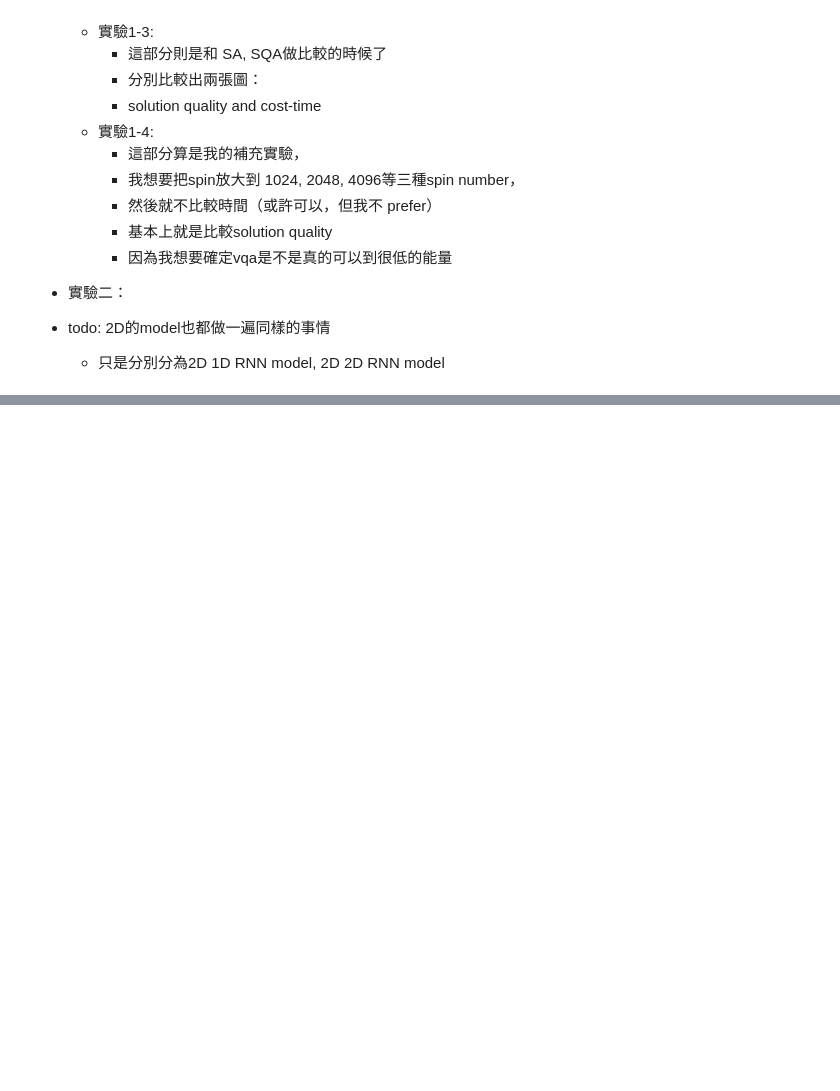
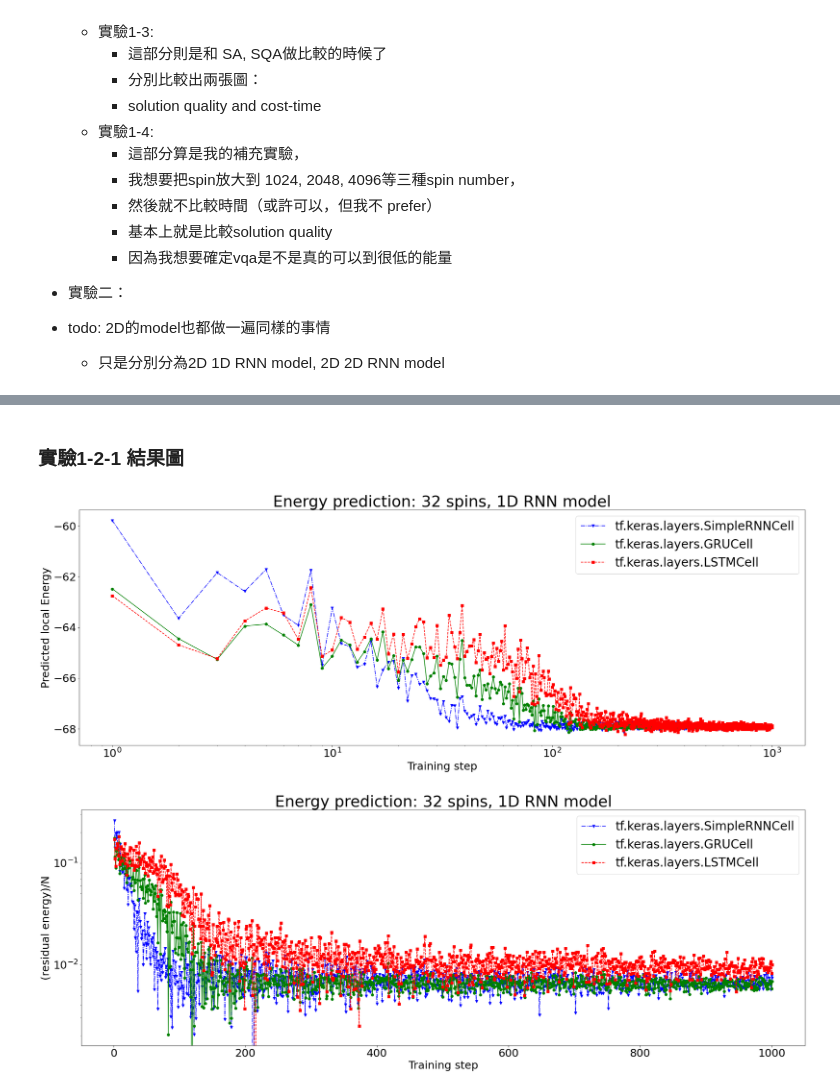
Before and after one commit to Yi-Huaaa/sqa-RNN, a Jupyter notebook: 1DTFIM/Run_1D_Ising_1D_RNN.ipynb, the cells around one changed output, grey strips where cells are left out. Drawn from its saved outputs; the diff is of its cells as text; code cells hidden in the pictures; blank space fills up the shorter version.

Commit message:
"1D activation function adjustment success"

```diff
--- a/1DTFIM/Run_1D_Ising_1D_RNN.ipynb
+++ b/1DTFIM/Run_1D_Ising_1D_RNN.ipynb
@@ -322,0 +326,17 @@ RNNcells = [
+# %%
+import tensorflow as tf
+from TrainingRNN_1DTFIM import run_1DTFIM
+'''
+依據我自己的理解，大概看了一下keras裡面可以用的RNN相關的cell，並使用了下面三種：
+
+RNNcells = [
+        tf.keras.layers.SimpleRNNCell,
+        tf.keras.layers.GRUCell,
+        tf.keras.layers.LSTMCell,
+]
+'''
+
+#This function trains a pRNN wavefunction for 1DTFIM with the corresponding hyperparams
+RNNEnergy_cell_0, varRNNEnergy_cell_0 = run_1DTFIM(RNNtype = 0, numsteps = 1000, systemsize = 32, Bx = +2, num_units = 40,  num_layers = 1, numsamples = 50, learningrate = 5e-4, seed = 111)
+RNNEnergy_cell_1, varRNNEnergy_cell_1 = run_1DTFIM(RNNtype = 1, numsteps = 1000, systemsize = 32, Bx = +2, num_units = 40,  num_layers = 1, numsamples = 50, learningrate = 5e-4, seed = 111)
+RNNEnergy_cell_2, varRNNEnergy_cell_2 = run_1DTFIM(RNNtype = 2, numsteps = 1000, systemsize = 32, Bx = +2, num_units = 40,  num_layers = 1, numsamples = 50, learningrate = 5e-4, seed = 111)
@@ -322,0 +361,58 @@ RNNcells = [
+# %% [markdown]
+### 實驗1-2-1 結果圖
+# %%
+import numpy as np
+min_RNNEnergy_cell_0 = min(RNNEnergy_cell_0)
+min_RNNEnergy_cell_1 = min(RNNEnergy_cell_1)
+min_RNNEnergy_cell_2 = min(RNNEnergy_cell_2)
+
+import matplotlib.pyplot as plt
+from matplotlib import rcParams
+
+
+
+# 三種spin number的能量震盪收斂圖
+rcParams['axes.labelsize']  = 40 #座標上的label大小
+rcParams['font.serif']      = ['Computer Modern']
+rcParams['font.size']       = 30
+rcParams['legend.fontsize'] = 28
+rcParams['xtick.labelsize'] = 25
+rcParams['ytick.labelsize'] = 25
+
+
+fig, ax = plt.subplots(figsize=(30, 10))
+ax.plot(np.arange(1, len(RNNEnergy_cell_0)+1), RNNEnergy_cell_0, "vb-.", label="tf.keras.layers.SimpleRNNCell")
+ax.plot(np.arange(1, len(RNNEnergy_cell_1)+1), RNNEnergy_cell_1, "og-",  label="tf.keras.layers.GRUCell")
+ax.plot(np.arange(1, len(RNNEnergy_cell_2)+1), RNNEnergy_cell_2, "sr--", label="tf.keras.layers.LSTMCell")
+plt.title("Energy prediction: 32 spins, 1D RNN model", fontsize = 36)
+ax.set_xlabel(r'Training step', fontsize = 25)
+ax.set_ylabel('Predicted local Energy', fontsize = 25)
+ax.set_xscale('log')
+plt.legend()
+plt.show()
+print("\n")
+
+
+rcParams['axes.labelsize']  = 40 #座標上的label大小
+rcParams['font.serif']      = ['Computer Modern']
+rcParams['font.size']       = 30
+rcParams['legend.fontsize'] = 28
+rcParams['xtick.labelsize'] = 25
+rcParams['ytick.labelsize'] = 25
+
+fig, ax = plt.subplots(figsize=(30,10))
+
+ax.plot(np.arange(1, len(RNNEnergy_cell_0)+1), (RNNEnergy_cell_0 - min_RNNEnergy_cell_0)/32, "vb-.", label="tf.keras.layers.SimpleRNNCell")
+ax.plot(np.arange(1, len(RNNEnergy_cell_1)+1), (RNNEnergy_cell_1 - min_RNNEnergy_cell_1)/32, "og-",  label="tf.keras.layers.GRUCell")
+ax.plot(np.arange(1, len(RNNEnergy_cell_2)+1), (RNNEnergy_cell_2 - min_RNNEnergy_cell_2)/32, "sr--", label="tf.keras.layers.LSTMCell")
+plt.title("Energy prediction: 32 spins, 1D RNN model", fontsize = 36)
+ax.set_xlabel(r'Training step', fontsize = 25)
+#ax.set_xscale('log')
+ax.set_ylabel('(residual energy)/N', fontsize = 25)
+ax.set_yscale('log')
+plt.legend()
+plt.show()
+print("\n")
+# %% [output]
+[figure, added]
+[figure, added]
```
Also changed, not shown: parts of 8 cells of this notebook, 4 other files.
